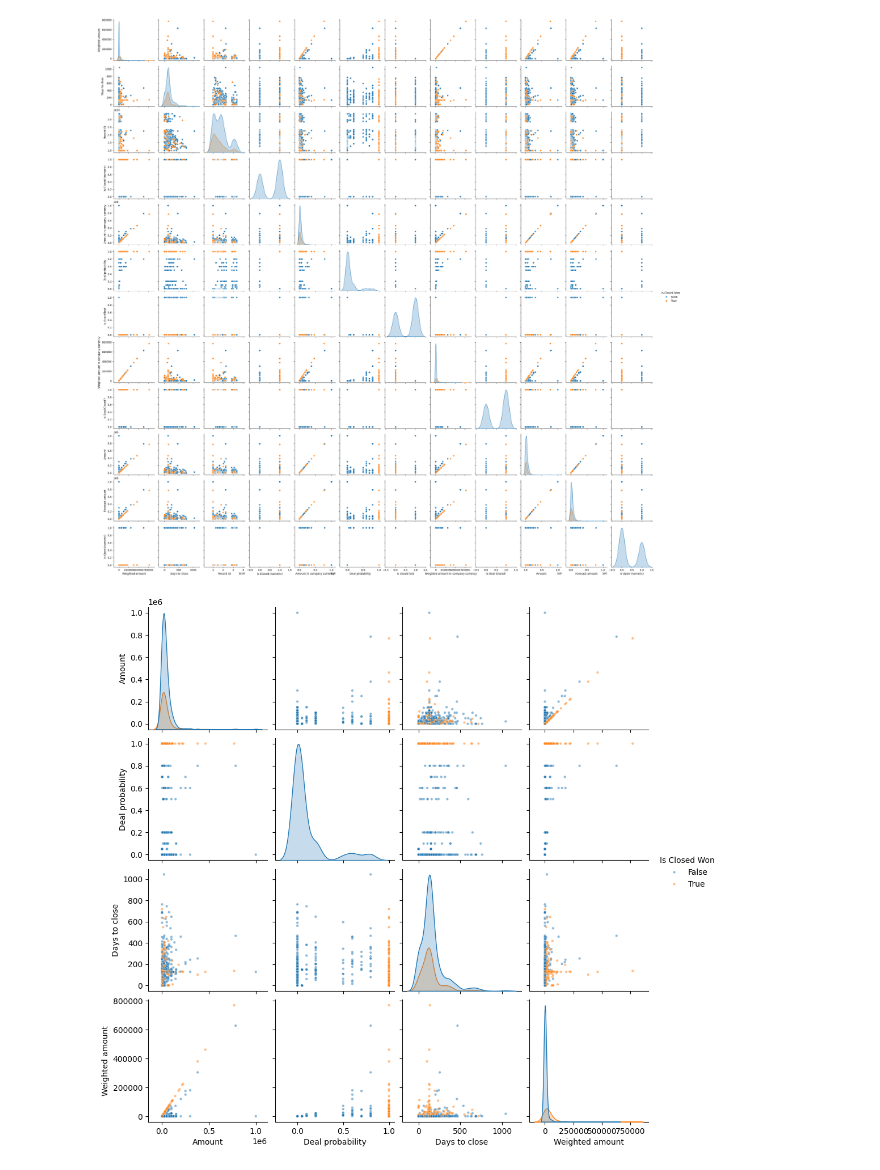
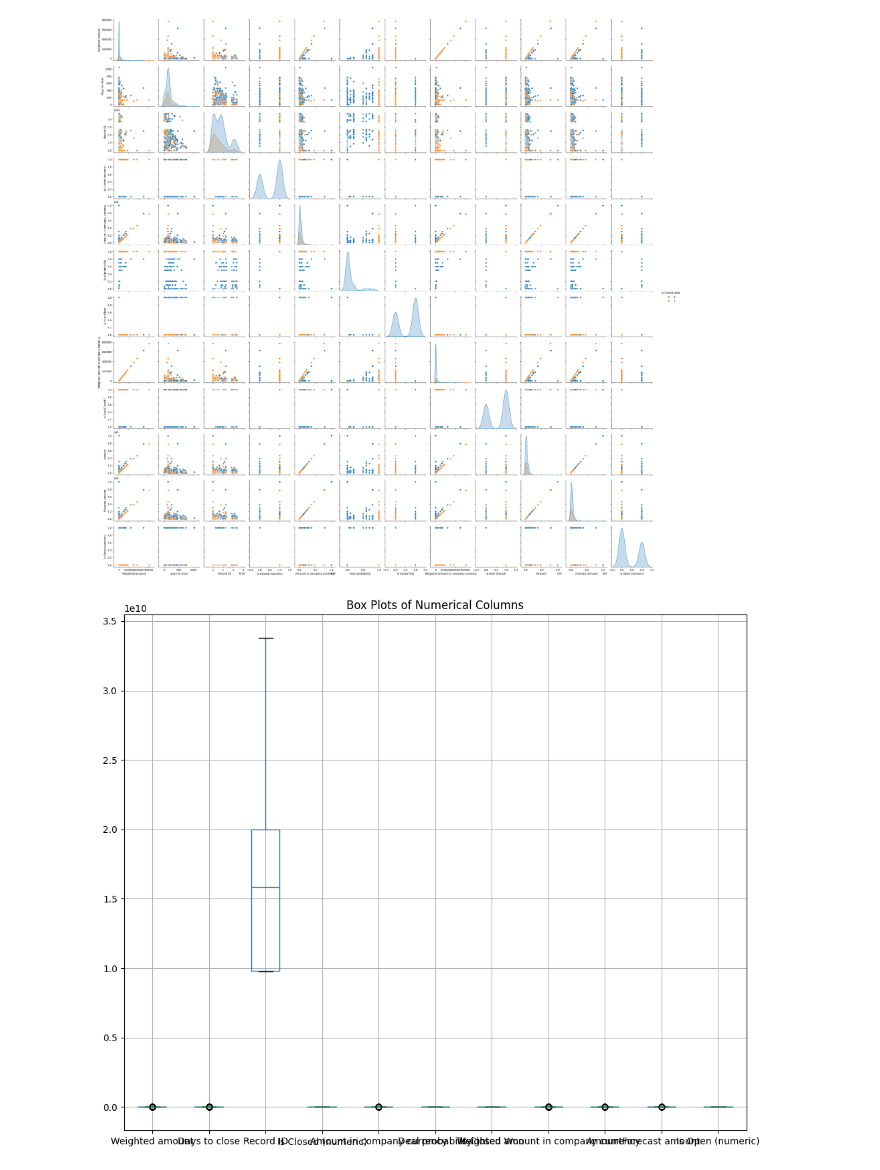
Before and after one commit to rroshann/ML_midterm_project, a Jupyter notebook: notebooks/Najma/Deals_Dataset_DS_5640_Midterm_Project.ipynb, the cells around one changed output. Cells and saved outputs as stored; diff of their text form; code cells hidden in the pictures.

```diff
--- a/notebooks/Najma/Deals_Dataset_DS_5640_Midterm_Project.ipynb
+++ b/notebooks/Najma/Deals_Dataset_DS_5640_Midterm_Project.ipynb
@@ -185,14 +236,13 @@ sns.pairplot(df, hue='Is Closed Won')
 plt.show()
 # %% [output]
 [figure]
-# %%
-
-# Select a subset of numerical features
-selected_features = ["Amount", "Deal probability", "Days to close", "Weighted amount", "Is Closed Won"]
-
-# Create a cleaner pairplot
-sns.pairplot(df[selected_features], hue="Is Closed Won", diag_kind="kde", plot_kws={'alpha':0.5, 's':10})
-plt.show()
-# %% [output]
-[figure, removed]
+# %%
+# EDA Analysis Step 4: Visualize the Data - Box Plots
+# Box plots for numerical columns
+numerical_df = df.select_dtypes(include=['float64', 'int64'])
+numerical_df.boxplot(figsize=(12, 10))
+plt.title("Box Plots of Numerical Columns")
+plt.show()
+# %% [output]
+[figure, added]
 # %%
```
Also changed, not shown: parts of 9 cells of this notebook, 2 other files.
